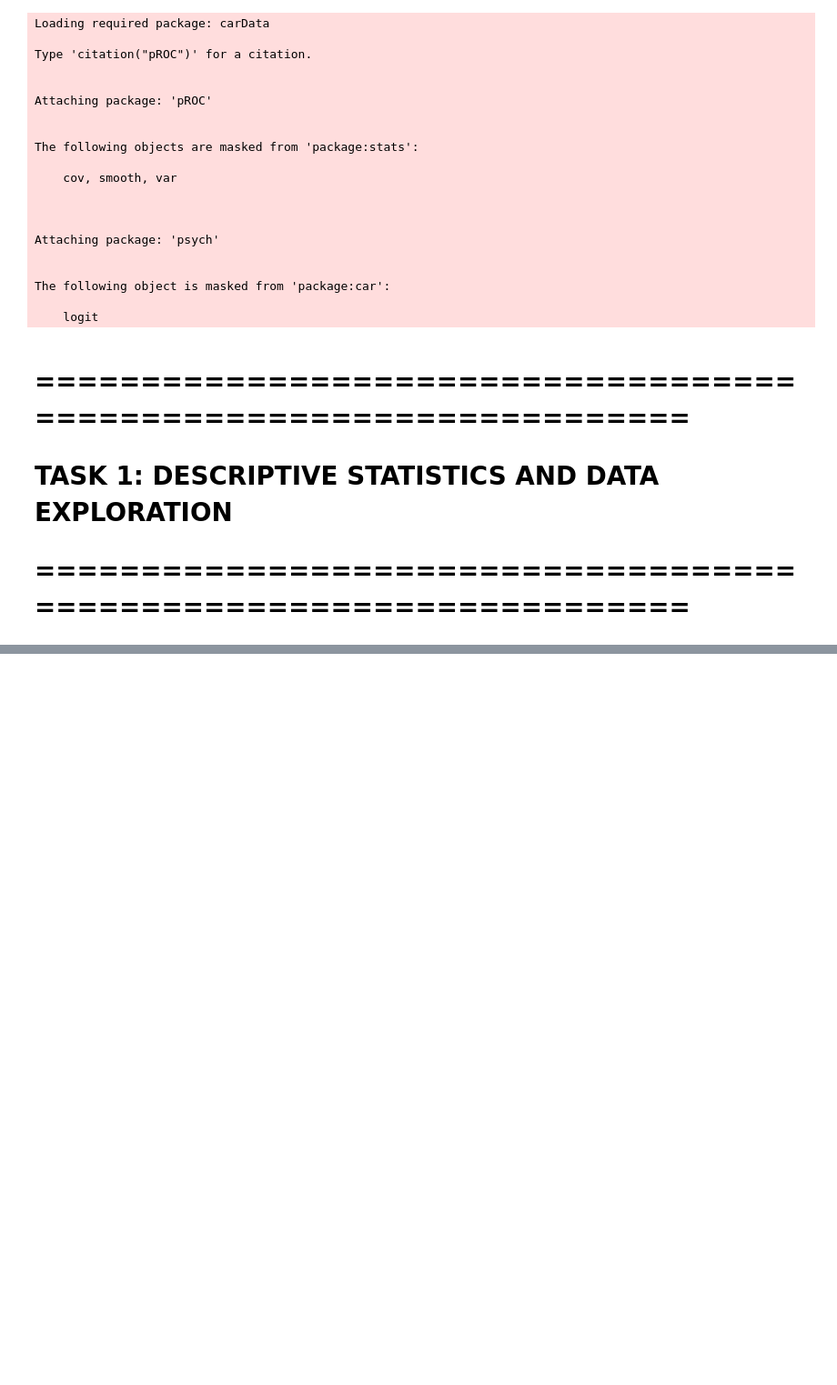
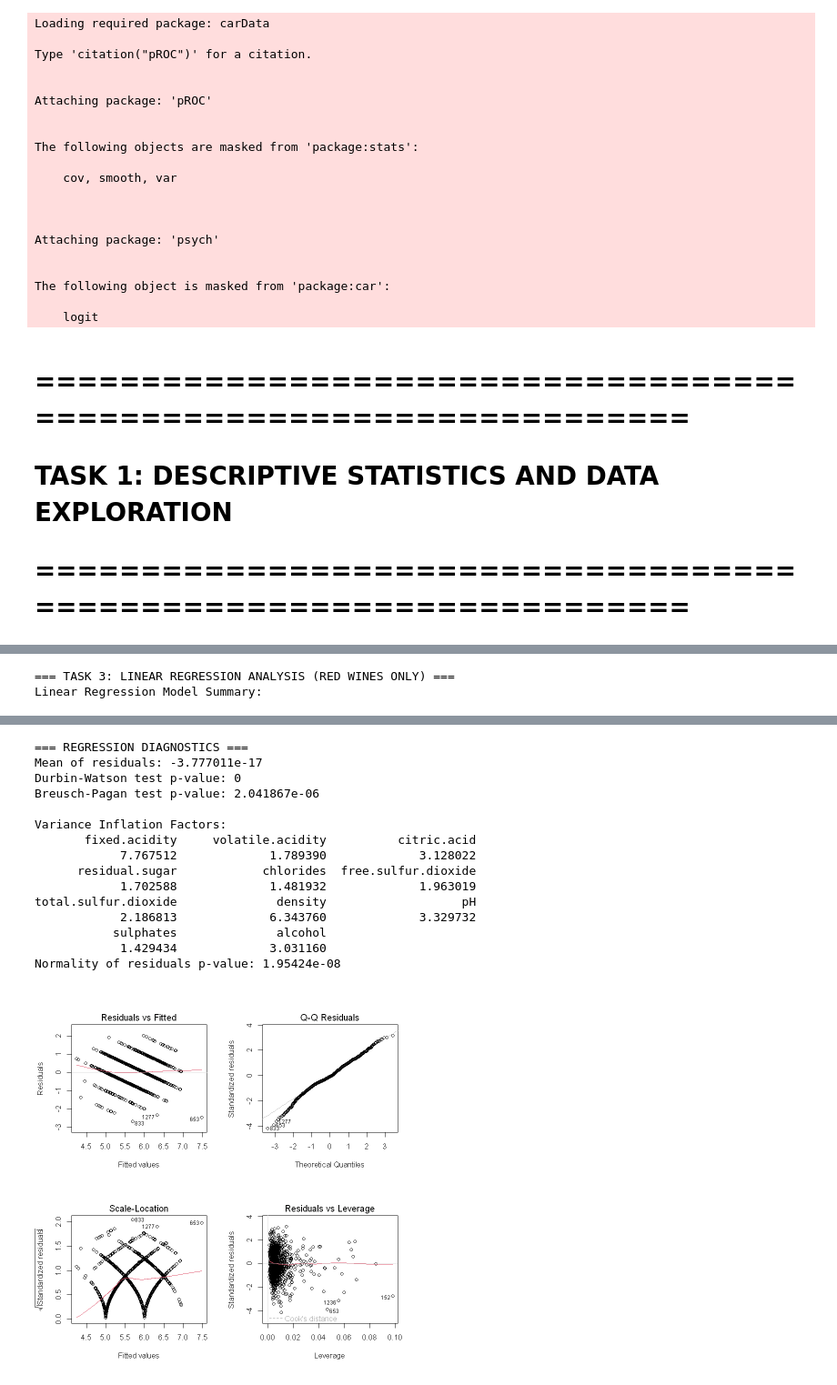
Before and after one commit to Hemanth-Jp/25S-Introduction-to-Data-Sciences, a Jupyter notebook: Winedataset.ipynb, the cells around one changed output, grey strips where cells are left out. Shown: that part at 91% size. Cells and saved outputs as stored; diff of their text form; code cells hidden in the pictures; blank space fills up the shorter version.

```diff
--- a/Winedataset.ipynb
+++ b/Winedataset.ipynb
@@ -74,0 +288,51 @@ ERROR: Error in file(file, "rt"): cannot open the connection
+# %%
+cat("\n=== TASK 3: LINEAR REGRESSION ANALYSIS (RED WINES ONLY) ===\n")
+
+# Filter for red wines only
+red_wines <- wine_data[wine_data$variety == "red", ]
+
+# Remove non-predictor variables
+predictor_vars <- c("fixed.acidity", "volatile.acidity", "citric.acid",
+                    "residual.sugar", "chlorides", "free.sulfur.dioxide",
+                    "total.sulfur.dioxide", "density", "pH", "sulphates", "alcohol")
+
+# Build multiple linear regression model
+formula_str <- paste("quality ~", paste(predictor_vars, collapse = " + "))
+regression_model <- lm(as.formula(formula_str), data = red_wines)
+
+# Model summary
+cat("Linear Regression Model Summary:\n")
+summary(regression_model)
+
+# Regression diagnostics
+cat("\n=== REGRESSION DIAGNOSTICS ===\n")
+
+# Check regression assumptions
+par(mfrow = c(2, 2))
+plot(regression_model)
+par(mfrow = c(1, 1))
+
+# AR1: Linearity (already checked via residual plots)
+# AR2: Zero mean residuals
+cat("Mean of residuals:", mean(regression_model$residuals), "\n")
+
+# AR3: No autocorrelation (Durbin-Watson test)
+dw_test <- car::durbinWatsonTest(regression_model)
+cat("Durbin-Watson test p-value:", dw_test$p, "\n")
+
+# AR4: Homoscedasticity (Breusch-Pagan test)
+bp_test <- car::ncvTest(regression_model)
+cat("Breusch-Pagan test p-value:", bp_test$p, "\n")
+
+# AR5: Multicollinearity (VIF)
+vif_values <- car::vif(regression_model)
+cat("\nVariance Inflation Factors:\n")
+print(vif_values)
+
+# AR6: Normality of residuals
+shapiro_residuals <- shapiro.test(sample(regression_model$residuals,
+                                        min(5000, length(regression_model$residuals))))
+cat("Normality of residuals p-value:", shapiro_residuals$p.value, "\n")
+# %% [output]
+=== TASK 3: LINEAR REGRESSION ANALYSIS (RED WINES ONLY) ===
+Linear Regression Model Summary:
@@ -74,0 +356,16 @@ ERROR: Error in file(file, "rt"): cannot open the connection
+=== REGRESSION DIAGNOSTICS ===
+Mean of residuals: -3.777011e-17
+Durbin-Watson test p-value: 0
+Breusch-Pagan test p-value: 2.041867e-06
+
+Variance Inflation Factors:
+       fixed.acidity     volatile.acidity          citric.acid
+            7.767512             1.789390             3.128022
+      residual.sugar            chlorides  free.sulfur.dioxide
+            1.702588             1.481932             1.963019
+total.sulfur.dioxide              density                   pH
+            2.186813             6.343760             3.329732
+           sulphates              alcohol
+            1.429434             3.031160
+Normality of residuals p-value: 1.95424e-08
+[figure, added]
```
Also changed, not shown: parts of 27 cells of this notebook.
